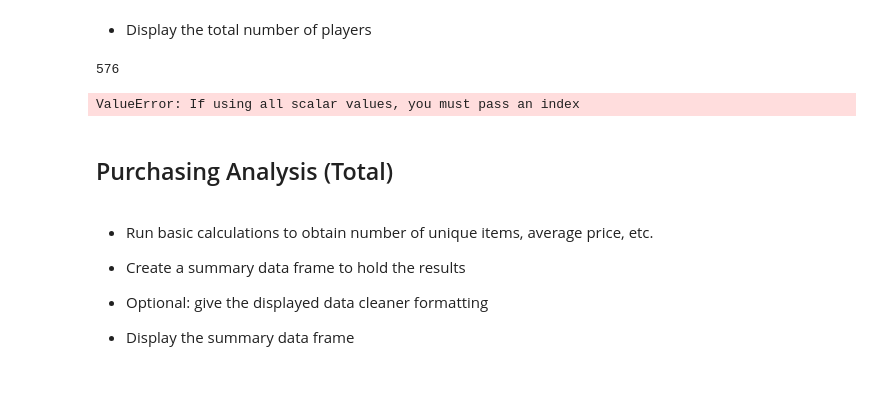
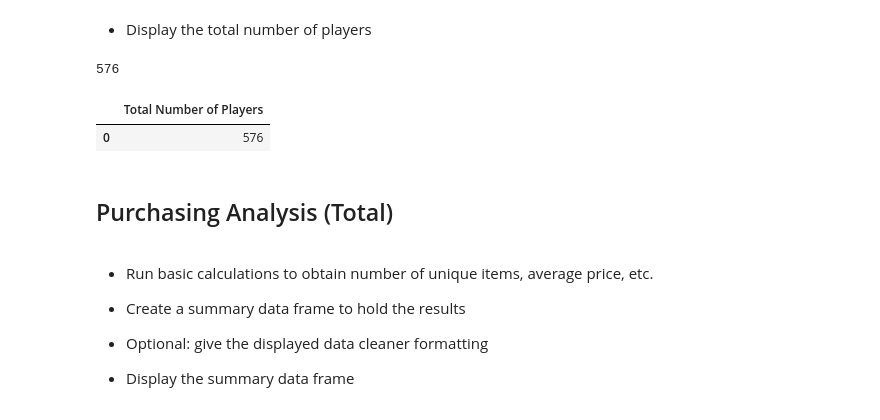
Before and after one commit to SybileC/pandas-challenge, a Jupyter notebook: HeroesOfPymoli/02-Homework_04-Pandas_Instructions_HeroesOfPymoli_HeroesOfPymoli_starter.ipynb, the cells around one changed output. Cells and saved outputs as stored; diff of their text form; code cells hidden in the pictures; blank space fills up the shorter version.

```diff
--- a/HeroesOfPymoli/02-Homework_04-Pandas_Instructions_HeroesOfPymoli_HeroesOfPymoli_starter.ipynb
+++ b/HeroesOfPymoli/02-Homework_04-Pandas_Instructions_HeroesOfPymoli_HeroesOfPymoli_starter.ipynb
@@ -32,10 +32,12 @@ unique_players
 # %% [output]
 576
 # %%
-unique_players_df = pd.DataFrame({"Total Number of Players": unique_players})
+unique_players_df = pd.DataFrame({"Total Number of Players": None}, index=[0])
+unique_players_df["Total Number of Players"] = unique_players
 unique_players_df
 # %% [output]
-ValueError: If using all scalar values, you must pass an index
+|  | Total Number of Players |
+| 0 | 576 |
 # %% [markdown]
 ## Purchasing Analysis (Total)
 # %% [markdown]
```
Also changed, not shown: parts of 2 cells of this notebook.
